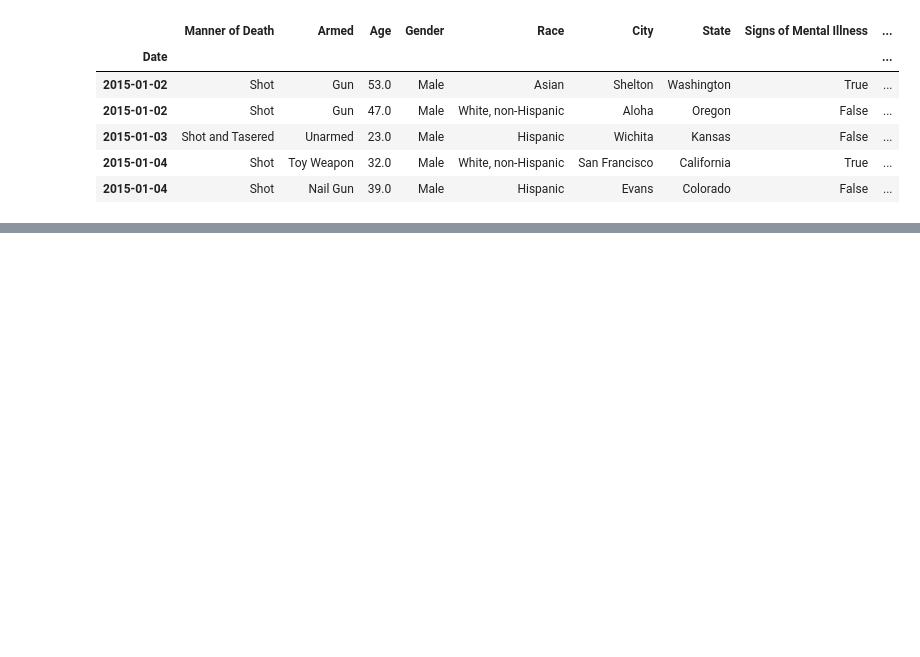
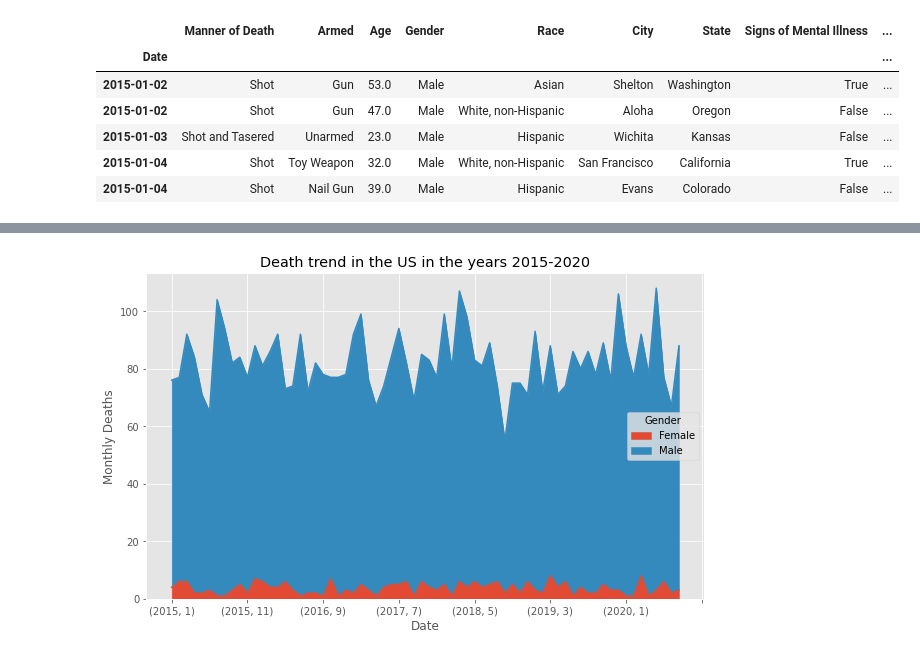
Before and after one commit to gontzalm/storytelling-project, a Jupyter notebook: notebooks/storytelling.ipynb, the cells around one changed output, grey strips where cells are left out. Cells and saved outputs as stored; diff of their text form; code cells hidden in the pictures; blank space fills up the shorter version.

```diff
--- a/notebooks/storytelling.ipynb
+++ b/notebooks/storytelling.ipynb
@@ -48,0 +30,4 @@ pv = shootings.pivot_table(
+# %%
+sa.show_trend(shootings, attr="Gender")
+# %% [output]
+[figure, added]
```
Also changed, not shown: parts of 13 cells of this notebook, 1 other file.
